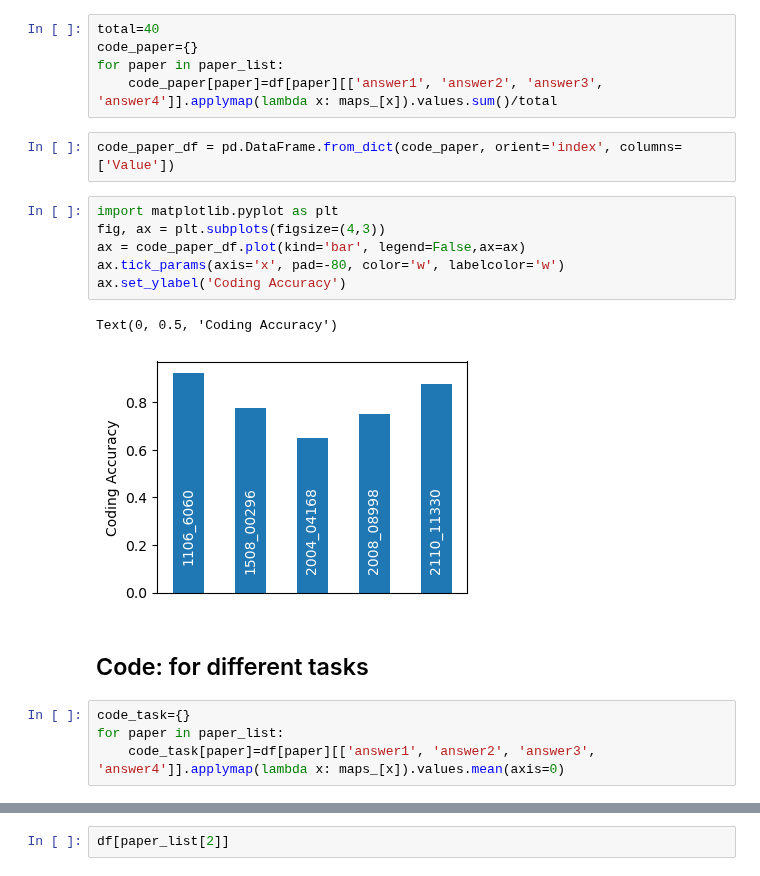
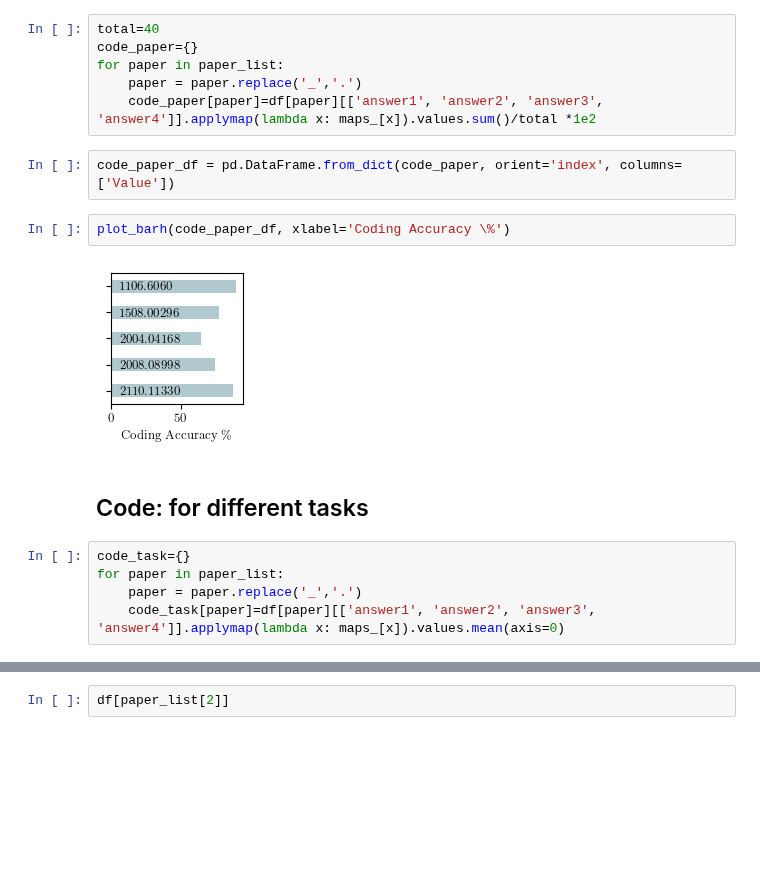
Before and after one commit to hainingpan/HartreeFock_GPT, a Jupyter notebook: test_coding/automation/summary.ipynb, the cells around one changed output, grey strips where cells are left out. Saved outputs shown, nothing was run; the diff lists cells and outputs as text; blank space fills up the shorter version.

```diff
--- a/test_coding/automation/summary.ipynb
+++ b/test_coding/automation/summary.ipynb
@@ -97,23 +108,20 @@ maps_={
 total=40
 code_paper={}
 for paper in paper_list:
-    code_paper[paper]=df[paper][['answer1', 'answer2', 'answer3', 'answer4']].applymap(lambda x: maps_[x]).values.sum()/total
+    paper = paper.replace('_','.')
+    code_paper[paper]=df[paper][['answer1', 'answer2', 'answer3', 'answer4']].applymap(lambda x: maps_[x]).values.sum()/total *1e2
 # %%
 code_paper_df = pd.DataFrame.from_dict(code_paper, orient='index', columns=['Value'])
-# %%
-import matplotlib.pyplot as plt
-fig, ax = plt.subplots(figsize=(4,3))
-ax = code_paper_df.plot(kind='bar', legend=False,ax=ax)
-ax.tick_params(axis='x', pad=-80, color='w', labelcolor='w')
-ax.set_ylabel('Coding Accuracy')
-# %% [output]
-Text(0, 0.5, 'Coding Accuracy')
-[figure, removed]
+# %%
+plot_barh(code_paper_df, xlabel='Coding Accuracy \%')
+# %% [output]
+[figure, added]
 # %% [markdown]
 ## Code: for different tasks
 # %%
 code_task={}
 for paper in paper_list:
+    paper = paper.replace('_','.')
     code_task[paper]=df[paper][['answer1', 'answer2', 'answer3', 'answer4']].applymap(lambda x: maps_[x]).values.mean(axis=0)
 # %%
 code_task_mean = np.stack(list(code_task.values())).mean(axis=0)
```
Also changed, not shown: parts of 23 cells of this notebook, 4 other files.
